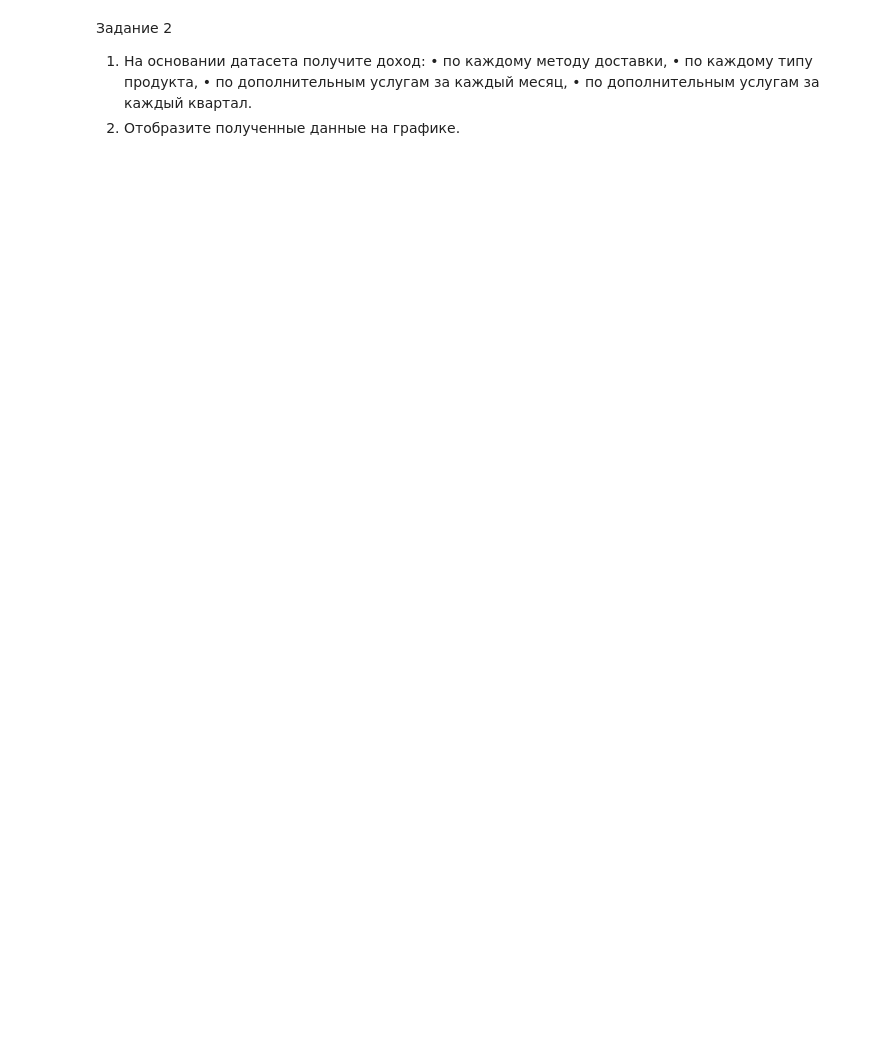
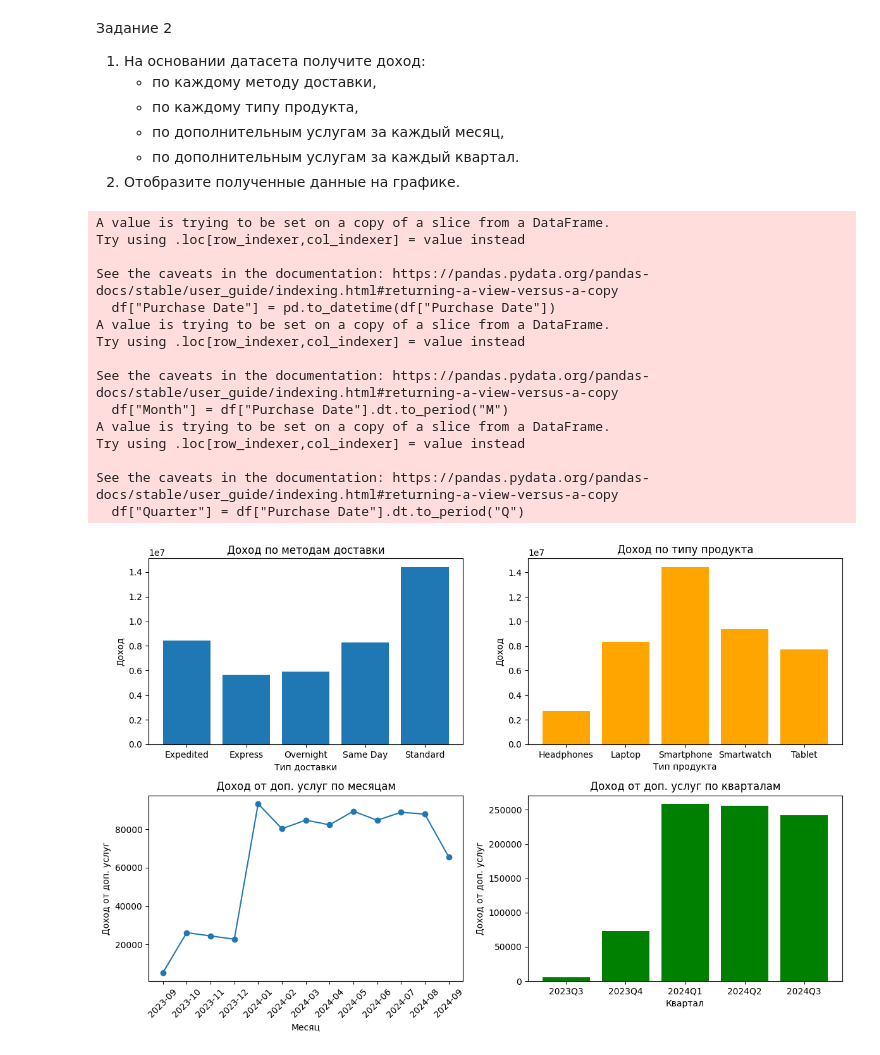
Before and after one commit to medit3rraneanisalreadythere/hse-de-python, a Jupyter notebook: Task3/Task3.ipynb, the cells around one changed output. Drawn from its saved outputs; the diff is of its cells as text; code cells hidden in the pictures; blank space fills up the shorter version.

```diff
--- a/Task3/Task3.ipynb
+++ b/Task3/Task3.ipynb
@@ -36,0 +11,5 @@ ModuleNotFoundError: No module named 'pandas'
+# %%
+import pandas as pd
+
+df = pd.read_csv("Electronic_sales_Sep2023-Sep2024.csv")
+df.head()
@@ -36,0 +23,11 @@ ModuleNotFoundError: No module named 'pandas'
+# %%
+df = df[df["Order Status"] == "Completed"]
+
+new_df = df.groupby("Customer ID").agg(
+        Preferred_Payment=("Payment Method", lambda x: x.mode().iloc[0] if not x.mode().empty else None),
+        Total_Spent=("Total Price", "sum"),
+        Addon_Spent=("Add-on Total", "sum"),
+    ).reset_index()
+new_df = new_df.sort_values("Customer ID")
+
+new_df.head()
@@ -37,8 +41,64 @@ ModuleNotFoundError: No module named 'pandas'
 # %% [markdown]
 Задание 2
 1. На основании датасета получите доход:
-•	по каждому методу доставки,
-•	по каждому типу продукта,
-•	по дополнительным услугам за каждый месяц,
-•	по дополнительным услугам за каждый квартал.
+    *	по каждому методу доставки,
+    *	по каждому типу продукта,
+    *	по дополнительным услугам за каждый месяц,
+    *	по дополнительным услугам за каждый квартал.
 2. Отобразите полученные данные на графике.
+# %%
+import matplotlib.pyplot as plt
+
+df["Purchase Date"] = pd.to_datetime(df["Purchase Date"])
+income_by_shipping = df.groupby("Shipping Type")["Total Price"].sum().reset_index()
+income_by_product = df.groupby("Product Type")["Total Price"].sum().reset_index()
+df["Month"] = df["Purchase Date"].dt.to_period("M")
+addon_by_month = df.groupby("Month")["Add-on Total"].sum().reset_index()
+df["Quarter"] = df["Purchase Date"].dt.to_period("Q")
+addon_by_quarter = df.groupby("Quarter")["Add-on Total"].sum().reset_index()
+
+plt.figure(figsize=(12, 8))
+plt.subplot(2, 2, 1)
+plt.bar(income_by_shipping["Shipping Type"], income_by_shipping["Total Price"])
+plt.title("Доход по методам доставки")
+plt.xlabel("Тип доставки")
+plt.ylabel("Доход")
+
+plt.subplot(2, 2, 2)
+plt.bar(income_by_product["Product Type"], income_by_product["Total Price"], color="orange")
+plt.title("Доход по типу продукта")
+plt.xlabel("Тип продукта")
+plt.ylabel("Доход")
+
+plt.subplot(2, 2, 3)
+plt.plot(addon_by_month["Month"].astype(str), addon_by_month["Add-on Total"], marker="o")
+plt.title("Доход от доп. услуг по месяцам")
+plt.xlabel("Месяц")
+plt.ylabel("Доход от доп. услуг")
+plt.xticks(rotation=45)
+
+plt.subplot(2, 2, 4)
+plt.bar(addon_by_quarter["Quarter"].astype(str), addon_by_quarter["Add-on Total"], color="green")
+plt.title("Доход от доп. услуг по кварталам")
+plt.xlabel("Квартал")
+plt.ylabel("Доход от доп. услуг")
+
+plt.tight_layout()
+plt.show()
+# %% [output]
+A value is trying to be set on a copy of a slice from a DataFrame.
+Try using .loc[row_indexer,col_indexer] = value instead
+
+See the caveats in the documentation: https://pandas.pydata.org/pandas-docs/stable/user_guide/indexing.html#returning-a-view-versus-a-copy
+  df["Purchase Date"] = pd.to_datetime(df["Purchase Date"])
+A value is trying to be set on a copy of a slice from a DataFrame.
+Try using .loc[row_indexer,col_indexer] = value instead
+
+See the caveats in the documentation: https://pandas.pydata.org/pandas-docs/stable/user_guide/indexing.html#returning-a-view-versus-a-copy
+  df["Month"] = df["Purchase Date"].dt.to_period("M")
+A value is trying to be set on a copy of a slice from a DataFrame.
+Try using .loc[row_indexer,col_indexer] = value instead
+
+See the caveats in the documentation: https://pandas.pydata.org/pandas-docs/stable/user_guide/indexing.html#returning-a-view-versus-a-copy
+  df["Quarter"] = df["Purchase Date"].dt.to_period("Q")
+[figure, added]
```
Also changed, not shown: parts of 4 cells of this notebook.
